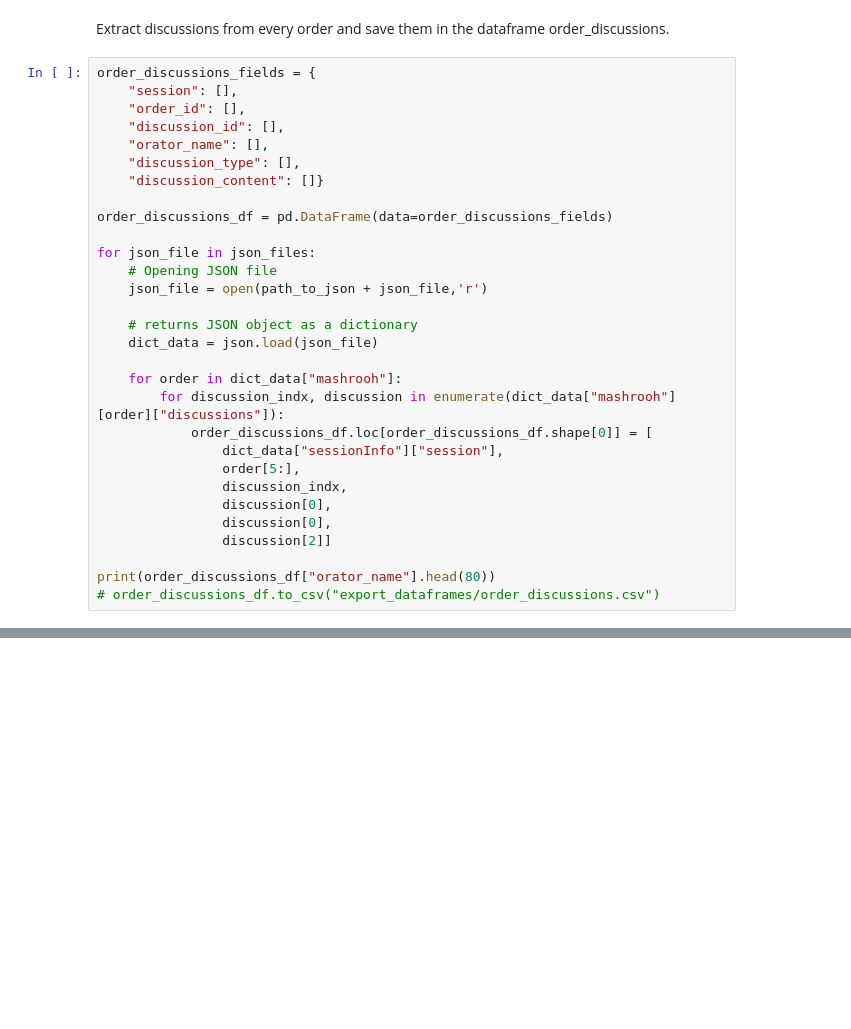
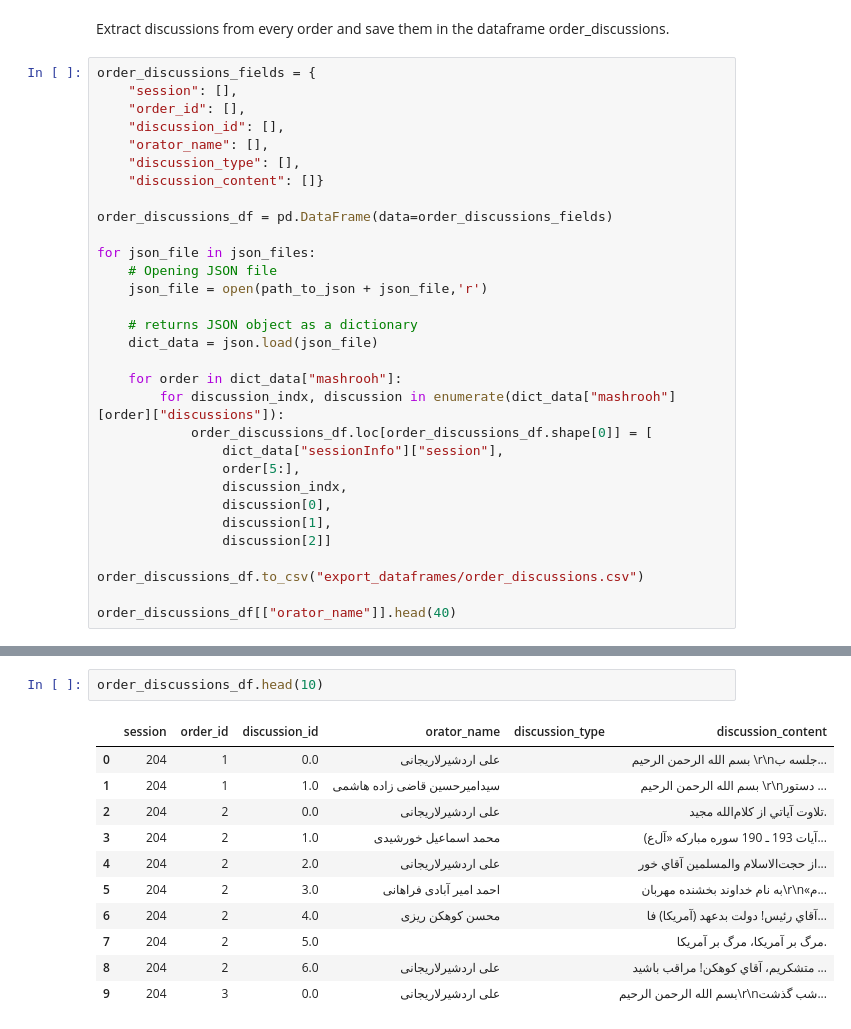
Before and after one commit to mortezagk/publicwhip, a Jupyter notebook: data_transformation/transforming_json_files_to_dataframes.ipynb, the cells around one changed output, grey strips where cells are left out. Saved outputs shown, nothing was run; the diff lists cells and outputs as text; blank space fills up the shorter version.

```diff
--- a/data_transformation/transforming_json_files_to_dataframes.ipynb
+++ b/data_transformation/transforming_json_files_to_dataframes.ipynb
@@ -161,9 +163,10 @@ for json_file in json_files:
                 order[5:],
                 discussion_indx,
                 discussion[0],
-                discussion[0],
+                discussion[1],
                 discussion[2]]
 
-print(order_discussions_df["orator_name"].head(80))
-# order_discussions_df.to_csv("export_dataframes/order_discussions.csv")
+order_discussions_df.to_csv("export_dataframes/order_discussions.csv")
+
+order_discussions_df[["orator_name"]].head(40)
 # %% [output]
@@ -181,0 +190,14 @@ Name: orator_name, Length: 80, dtype: object
+# %%
+order_discussions_df.head(10)
+# %% [output]
+|  | session | order_id | discussion_id | orator_name | discussion_type | discussion_content |
+| 0 | 204 | 1 | 0.0 | علی اردشیرلاریجانی |  | بسم الله الرحمن الرحيم \r\nجلسه ب... |
+| 1 | 204 | 1 | 1.0 | سیدامیرحسین قاضی زاده هاشمی |  | بسم الله الرحمن الرحيم \r\nدستور ... |
+| 2 | 204 | 2 | 0.0 | علی اردشیرلاریجانی |  | تلاوت آياتي از كلام‌الله مجيد. |
+| 3 | 204 | 2 | 1.0 | محمد اسماعیل خورشیدی |  | (آيات 193 ـ 190 سوره مباركه «آل‌ع... |
+| 4 | 204 | 2 | 2.0 | علی اردشیرلاریجانی |  | از حجت‌الاسلام والمسلمين آقاي خور... |
+| 5 | 204 | 2 | 3.0 | احمد امیر آبادی فراهانی |  | به نام خداوند بخشنده مهربان\r\n«م... |
+| 6 | 204 | 2 | 4.0 | محسن کوهکن ریزی |  | آقاي رئيس! دولت بدعهد (آمريكا) فا... |
+| 7 | 204 | 2 | 5.0 |  |  | مرگ بر آمريكا، مرگ بر آمريكا. |
+| 8 | 204 | 2 | 6.0 | علی اردشیرلاریجانی |  | متشكريم، آقاي كوهكن! مراقب باشيد ... |
+| 9 | 204 | 3 | 0.0 | علی اردشیرلاریجانی |  | بسم الله الرحمن الرحيم\r\nشب گذشت... |
```
Also changed, not shown: parts of 3 cells of this notebook, 1 other file.
